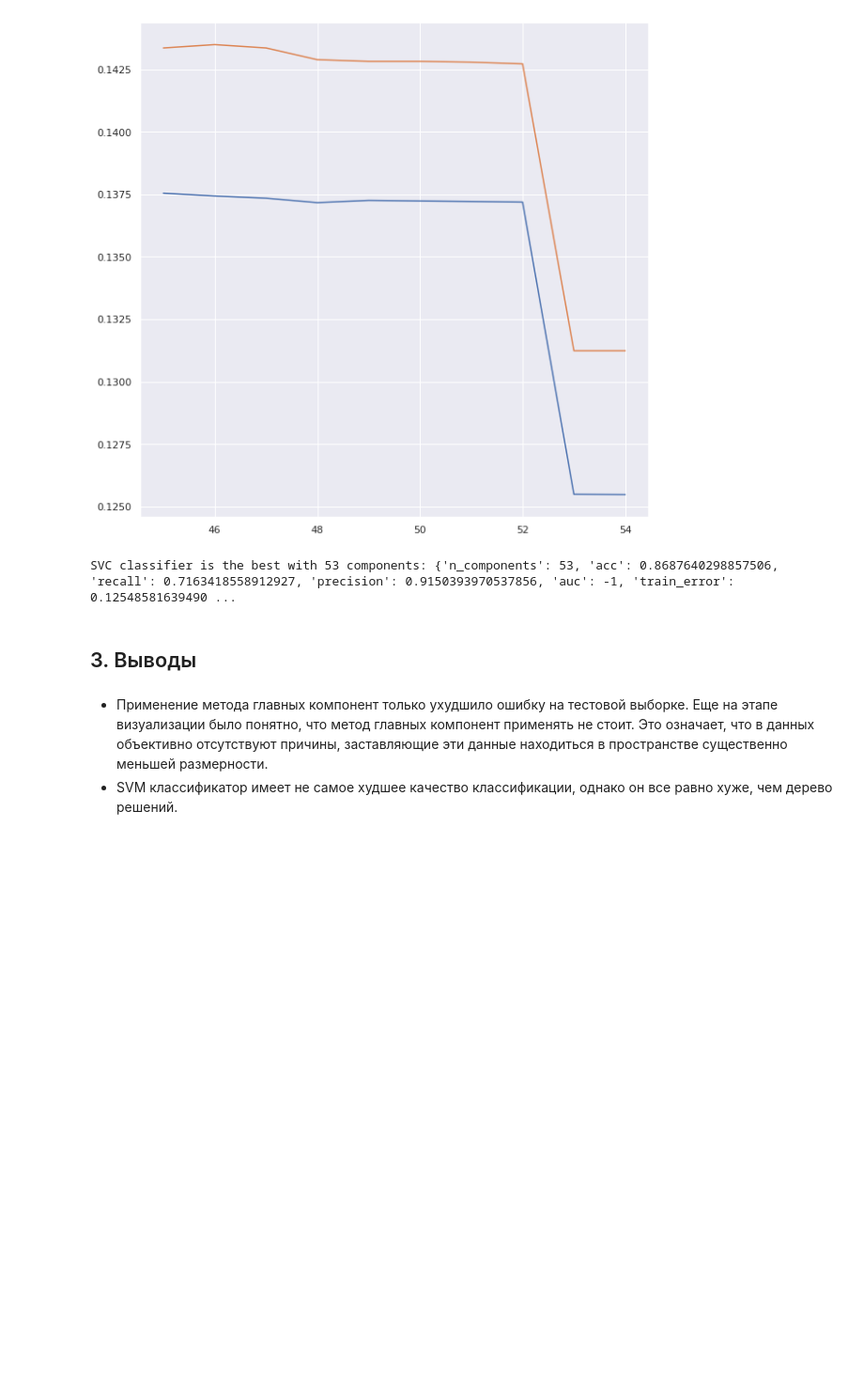
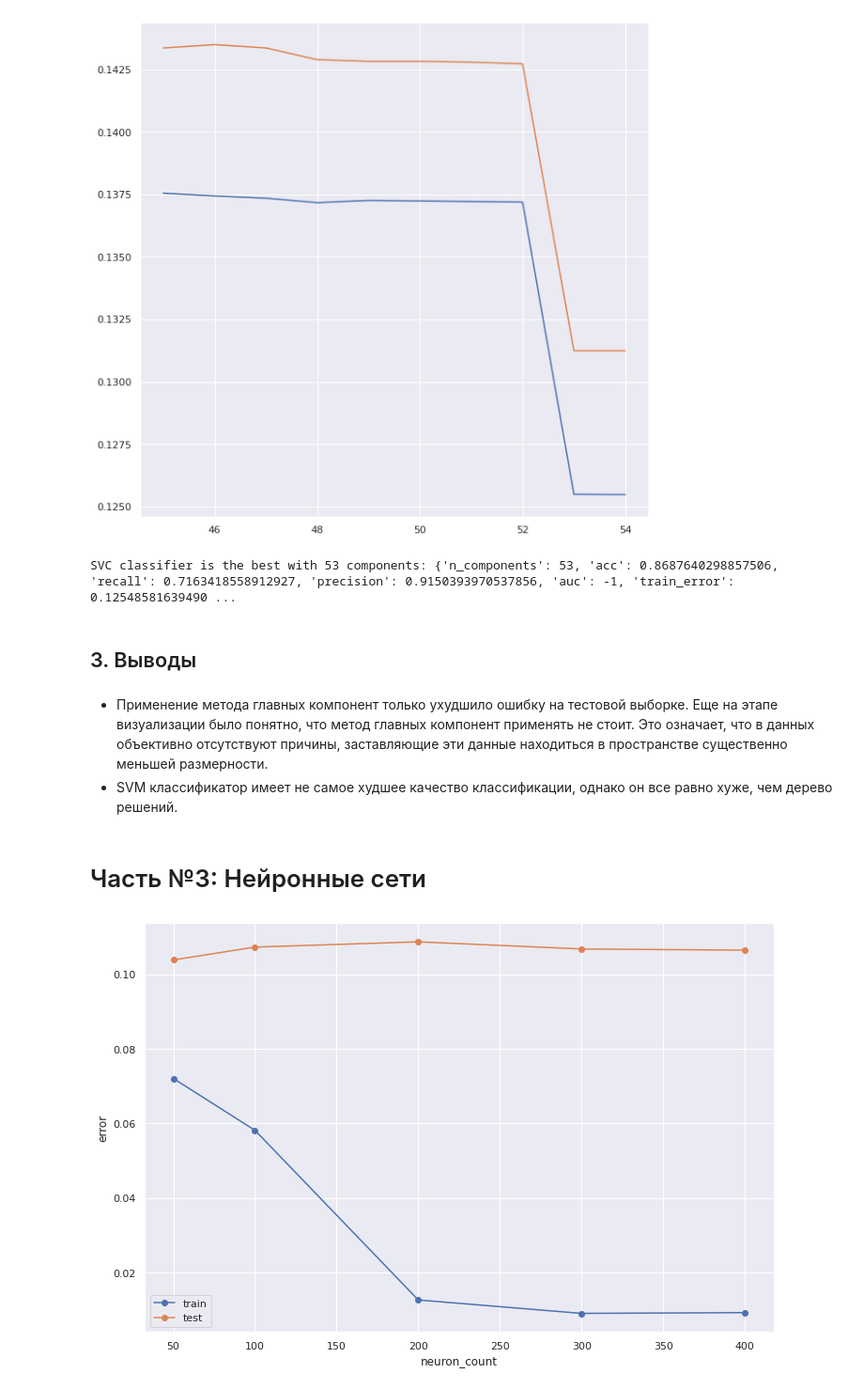
Before and after one commit to bogatovam/ml-course-hse, a Jupyter notebook: ML_LAB1.ipynb, the cells around one changed output. Shown at 94% size. Drawn from its saved outputs; the diff is of its cells as text; code cells hidden in the pictures; blank space fills up the shorter version.

```diff
--- a/ML_LAB1.ipynb
+++ b/ML_LAB1.ipynb
@@ -1175,3 +1175,10 @@ SVC classifier is the best with 53 components: {'n_components': 53, 'acc': 0.868
 
 *   Применение метода главных компонент только ухудшило ошибку на тестовой выборке. Еще на этапе визуализации было понятно, что метод главных компонент применять не стоит. Это означает, что в данных объективно отсутствуют причины, заставляющие эти данные находиться в пространстве существенно меньшей размерности.
 *  SVM классификатор имеет не самое худшее качество классификации, однако он все равно хуже, чем  дерево решений.
+# %% [markdown]
+# Часть №3: Нейронные сети
+# %%
+def plot_nn_alpha_error(alpha_range, train_error, test_error):
+  plt.figure(figsize = (10, 10))
+  sns.lineplot(x=alpha_range, y=train_error)
+  sns.lineplot(x=alpha_range, y=test_error)
@@ -1177,0 +1260,25 @@ SVC classifier is the best with 53 components: {'n_components': 53, 'acc': 0.868
+# %%
+from sklearn.neural_network import MLPClassifier
+
+input = len(data_raw.columns) - 1
+params = {
+    'activation': 'logistic',
+    'max_iter': 700,
+    'random_state': 42
+}
+
+neuron_count_range = [50, 100, 200, 300, 400]
+mlp_best_params, mlp_learned_model, mlp_model_metrics = learn_and_test_nn_by_layer(MLPClassifier, params, x_train, y_train, x_test, y_test, input, neuron_count_range)
+# %%
+train_err = mlp_model_metrics['train_error']
+test_err = mlp_model_metrics['test_error']
+
+plt.figure(figsize=(12,8))
+plt.plot(neuron_count_range, train_err, '-o', label = 'train')
+plt.plot(neuron_count_range, test_err, '-o', label = 'test')
+plt.xlabel('neuron_count')
+plt.ylabel('error')
+plt.legend()
+pass
+# %% [output]
+[figure, added]
```
Also changed, not shown: parts of 36 cells of this notebook.
